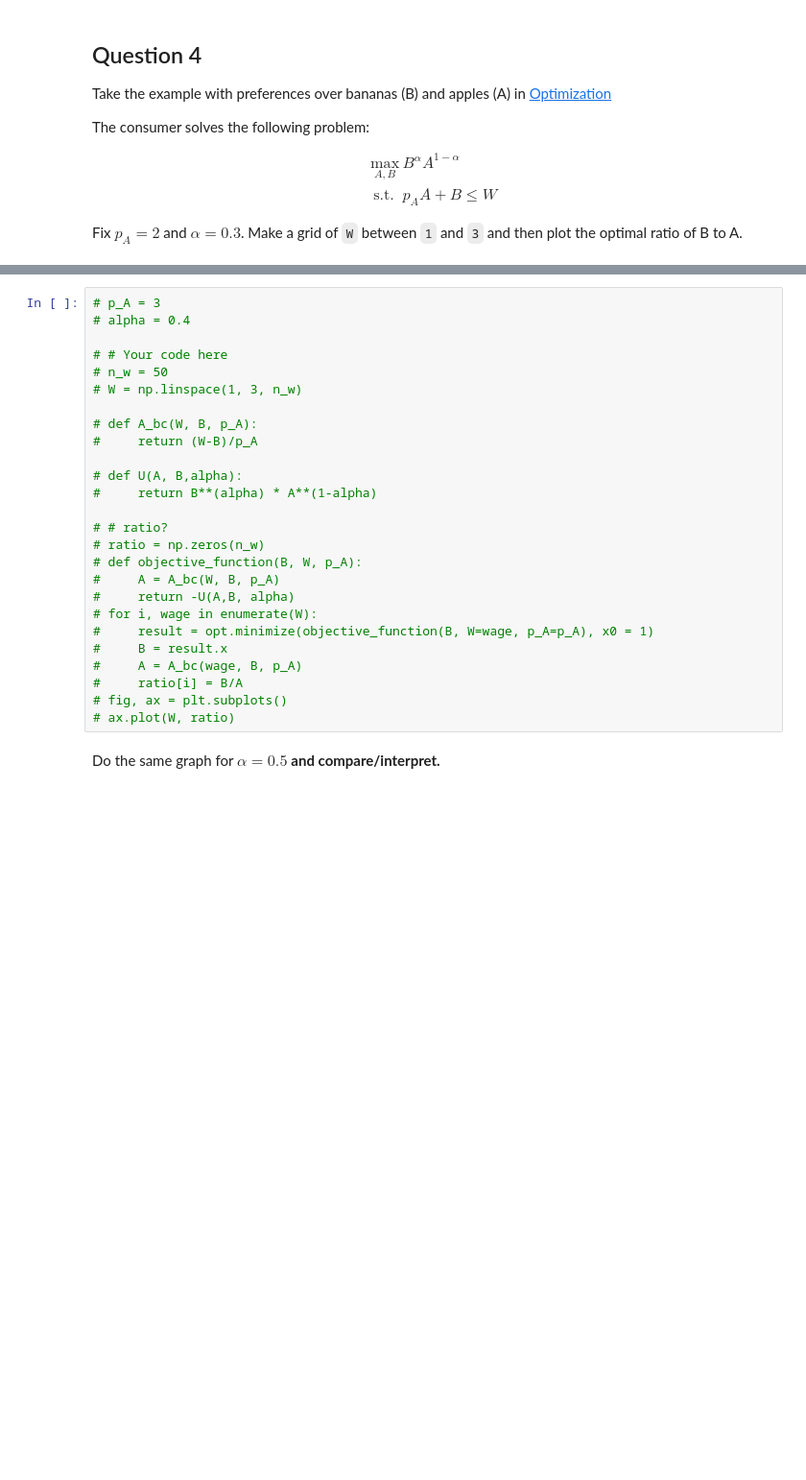
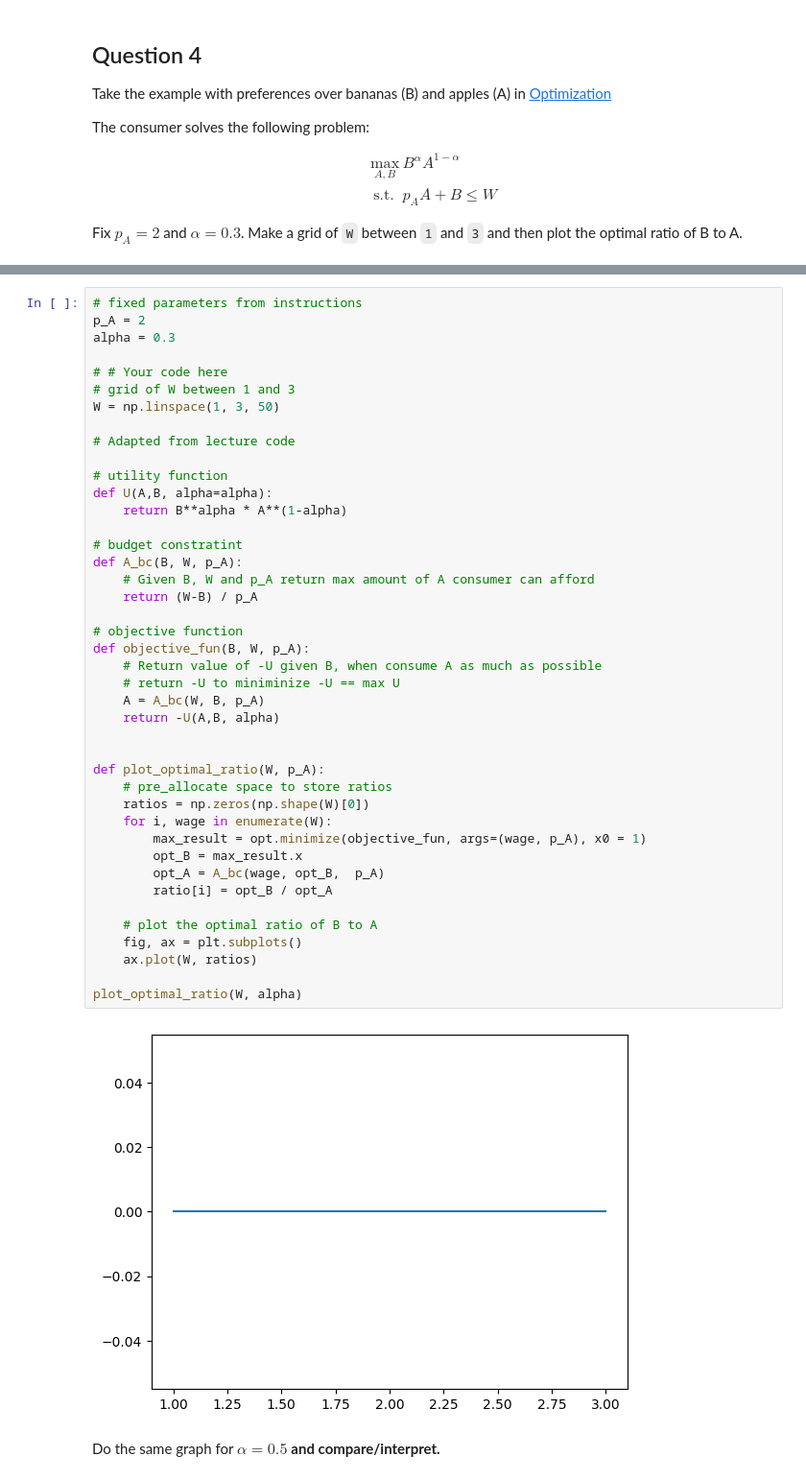
Before and after one commit to tonyliang19/ECON323_2023_Spring, a Jupyter notebook: problem_sets/problem_set_4_Luo_Liang.ipynb, the cells around one changed output, grey strips where cells are left out. Shown at 96% size. Saved outputs shown, nothing was run; the diff lists cells and outputs as text; blank space fills up the shorter version.

```diff
--- a/problem_sets/problem_set_4_Luo_Liang.ipynb
+++ b/problem_sets/problem_set_4_Luo_Liang.ipynb
@@ -250,29 +257,47 @@ Fix $ p_A = 2 $ and $ \alpha = 0.3 $.  Make a grid of `W` between `1` and `3` an
 # %%
-# p_A = 3
-# alpha = 0.4
+# fixed parameters from instructions
+p_A = 2
+alpha = 0.3
 
 # # Your code here
-# n_w = 50
-# W = np.linspace(1, 3, n_w)
+# grid of W between 1 and 3
+W = np.linspace(1, 3, 50)
 
-# def A_bc(W, B, p_A):
-#     return (W-B)/p_A
+# Adapted from lecture code
 
-# def U(A, B,alpha):
-#     return B**(alpha) * A**(1-alpha)
+# utility function
+def U(A,B, alpha=alpha):
+    return B**alpha * A**(1-alpha)
 
-# # ratio?
-# ratio = np.zeros(n_w)
-# def objective_function(B, W, p_A):
-#     A = A_bc(W, B, p_A)
-#     return -U(A,B, alpha)
-# for i, wage in enumerate(W):
-#     result = opt.minimize(objective_function(B, W=wage, p_A=p_A), x0 = 1)
-#     B = result.x
-#     A = A_bc(wage, B, p_A)
-#     ratio[i] = B/A
-# fig, ax = plt.subplots()
-# ax.plot(W, ratio)
+# budget constratint
+def A_bc(B, W, p_A):
+    # Given B, W and p_A return max amount of A consumer can afford
+    return (W-B) / p_A
+
+# objective function
+def objective_fun(B, W, p_A):
+    # Return value of -U given B, when consume A as much as possible
+    # return -U to miniminize -U == max U
+    A = A_bc(W, B, p_A)
+    return -U(A,B, alpha)
+
+
+def plot_optimal_ratio(W, p_A):
+    # pre_allocate space to store ratios
+    ratios = np.zeros(np.shape(W)[0])
+    for i, wage in enumerate(W):
+        max_result = opt.minimize(objective_fun, args=(wage, p_A), x0 = 1)
+        opt_B = max_result.x
+        opt_A = A_bc(wage, opt_B,  p_A)
+        ratio[i] = opt_B / opt_A
+
+    # plot the optimal ratio of B to A
+    fig, ax = plt.subplots()
+    ax.plot(W, ratios)
+
+plot_optimal_ratio(W, alpha)
+# %% [output]
+[figure, added]
 # %% [markdown]
 Do the same graph for $ \alpha = 0.5 $ **and compare/interpret.**
 # %%
```
Also changed, not shown: parts of 3 cells of this notebook.
